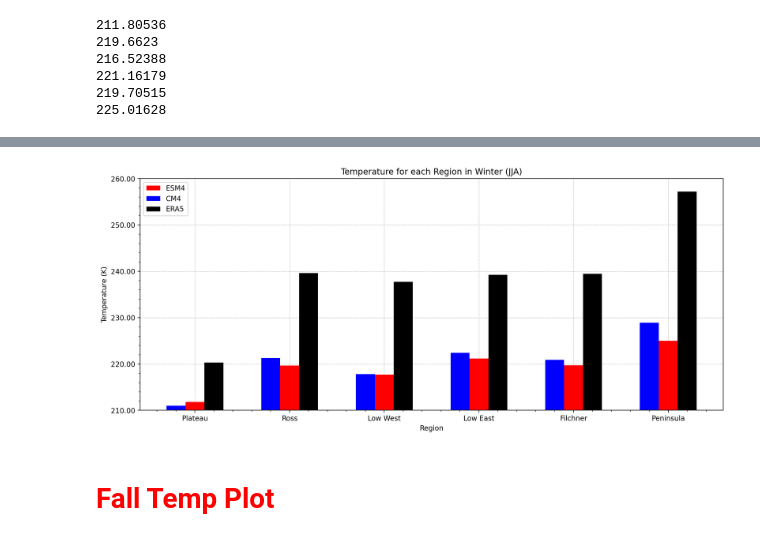
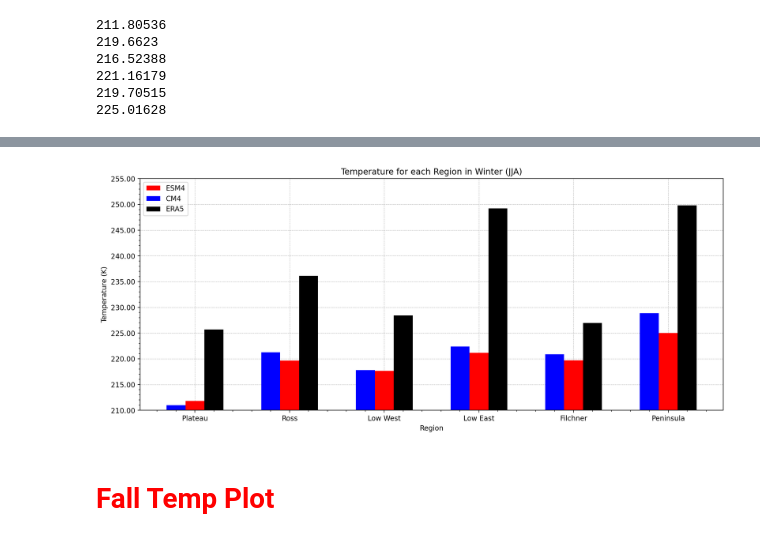
Before and after one commit to twass21/katabatic_winds, a Jupyter notebook: temp_bar_plots.ipynb, the cells around one changed output, grey strips where cells are left out. Saved outputs shown, nothing was run; the diff lists cells and outputs as text; code cells hidden in the pictures.

```diff
--- a/temp_bar_plots.ipynb
+++ b/temp_bar_plots.ipynb
@@ -448,41 +466,41 @@ CM4_winter = [211.0074,
 221.2857,
 217.81888,
 222.40872,
 220.90349,
 228.88927
 ]
 ESM4_winter = [211.80536,
 219.6623,
 217.68489,
 221.16179,
 219.70515,
 225.01628]
 
-ERA5_winter=[220.32777,
-239.59703,
-237.74261,
-239.27112,
-239.46196,
-257.21564]
+ERA5_winter=[225.71474,
+236.12903,
+228.4483,
+249.23726,
+226.95349,
+249.80367]
 
 X_axis = np.arange(len(X))
 
 plt.bar(X_axis, ESM4_winter, 0.2, label = 'ESM4', color='r')
 plt.bar(X_axis - 0.2, CM4_winter, 0.2, label = 'CM4', color= 'blue')
 plt.bar(X_axis + 0.2, ERA5_winter, 0.2, label= 'ERA5', color= 'k')
 ax.grid(linewidth=0.5, linestyle= '--')
 ax.set_axisbelow(True)
 plt.xticks(X_axis, X)
 plt.xlabel("Region")
 plt.ylabel("Temperature (K)")
 plt.title("Temperature for each Region in Winter (JJA)")
 plt.legend()
-plt.ylim(210,260)
+plt.ylim(210,255)
 ax.yaxis.set_major_formatter(FormatStrFormatter('%.2f'))
 ax.minorticks_on()
 plt.show()
 # %% [output]
-[figure, old version]
+[figure, new version]
 # %% [markdown]
 # <span style="color:red">Fall Temp Plot</span>
 # %%
```
Also changed, not shown: parts of 17 cells of this notebook.
